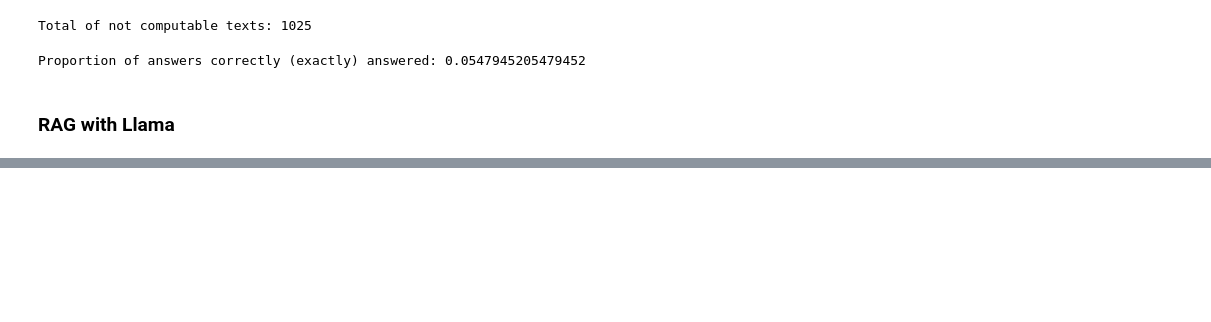
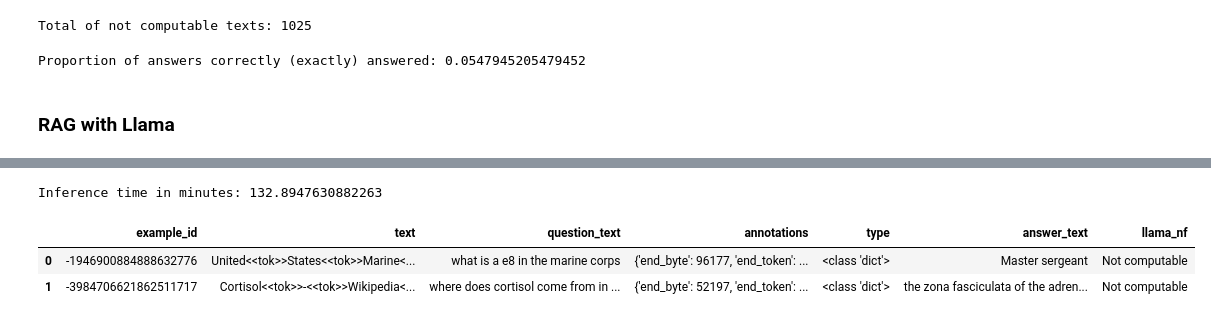
Before and after one commit to DiegoDVillacreses/mmia-nlp-capstone-fall24, a Jupyter notebook: nlp_final_project_dv_colab.ipynb, the cells around one changed output, grey strips where cells are left out. Saved outputs shown, nothing was run; the diff lists cells and outputs as text; code cells hidden in the pictures; blank space fills up the shorter version.

```diff
--- a/nlp_final_project_dv_colab.ipynb
+++ b/nlp_final_project_dv_colab.ipynb
@@ -532,2 +770,13 @@ Setting `pad_token_id` to `eos_token_id`:128001 for open-end generation.
 # %%
-print(f"Inference time in minutes: {(t1-t0)/60}")
+if LLAMA_NF_RAG:
+    print(f"Inference time in minutes: {(t1-t0)/60}")
+if not LLAMA_NF_RAG:
+    print(f"Inference time in minutes: {132.8947630882263}")
+# %% [output]
+Inference time in minutes: 132.8947630882263
+# %%
+df_test.head(2)
+# %% [output]
+|  | example_id | text | question_text | annotations | type | answer_text | llama_nf |
+| 0 | -1946900884888632776 | United<<tok>>States<<tok>>Marine<... | what is a e8 in the marine corps | {'end_byte': 96177, 'end_token': ... | <class 'dict'> | Master sergeant | Not computable |
+| 1 | -3984706621862511717 | Cortisol<<tok>>-<<tok>>Wikipedia<... | where does cortisol come from in ... | {'end_byte': 52197, 'end_token': ... | <class 'dict'> | the zona fasciculata of the adren... | Not computable |
```
Also changed, not shown: parts of 27 cells of this notebook.
